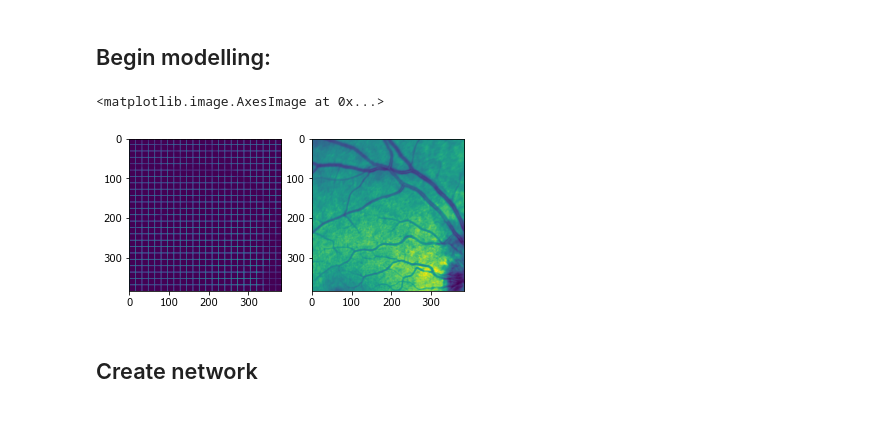
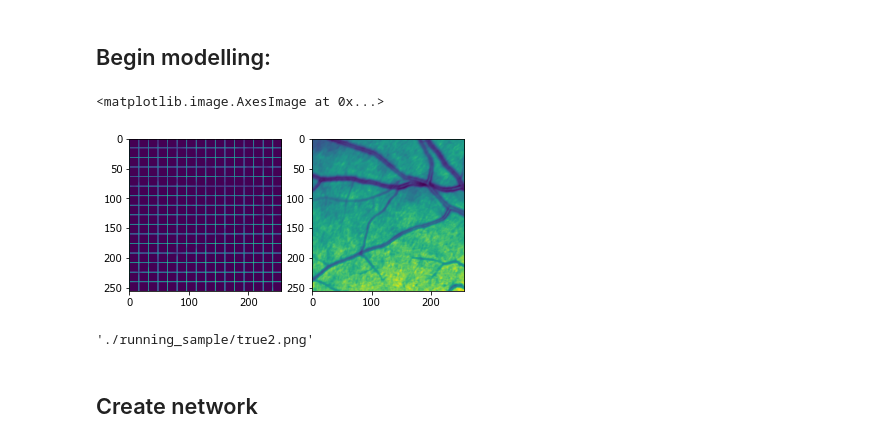
Before and after one commit to MJordahn/AIA_Spring_2020, a Jupyter notebook: Miniproject/superResGAN.ipynb, the cells around one changed output. Cells and saved outputs as stored; diff of their text form; code cells hidden in the pictures.

```diff
--- a/Miniproject/superResGAN.ipynb
+++ b/Miniproject/superResGAN.ipynb
@@ -23,6 +23,6 @@ for i, item in enumerate(mov):
     frame.append(item[:,:,0])
 frame = np.array([frame])
 _,_, r, c = frame.shape
-frame = frame[:,:,:int(r/2),:int(c/2)]
+frame = frame[:,:,:int(r/3),:int(c/3)].astype('d')
 print(frame.shape)
 # %% [output]
@@ -116,12 +126,12 @@ def transformationMatrix(dim, stride, batch_size, torch_=True):
 # %%
 # Test the transformation matrix:
-t_test = torch.unsqueeze(torch.tensor(transformationMatrix(384, 2**4, 1, torch_=False)), 1).numpy()
+t_test = torch.unsqueeze(torch.tensor(transformationMatrix(256, 2**4, 1, torch_=False)), 1).numpy()
 f_edit = frame-np.matmul(np.matmul(t_test, frame), t_test)
 # Visualize picture:
 fig, ax = plt.subplots(1,2)
 ax[0].cla()
 ax[0].imshow(f_edit[0,0])
 ax[1].imshow(frame[0,0])
 # %% [output]
 <matplotlib.image.AxesImage at 0x...>
-[figure, old version]
+[figure, new version]
@@ -128,3 +147,7 @@ ax[1].imshow(frame[0,0])
+# %%
+os.path.join("./running_sample/true" + str(2) + ".png")
+# %% [output]
+'./running_sample/true2.png'
 # %%
 class Generator(nn.Module):
 
```
Also changed, not shown: parts of 34 cells of this notebook, 1 other file.
